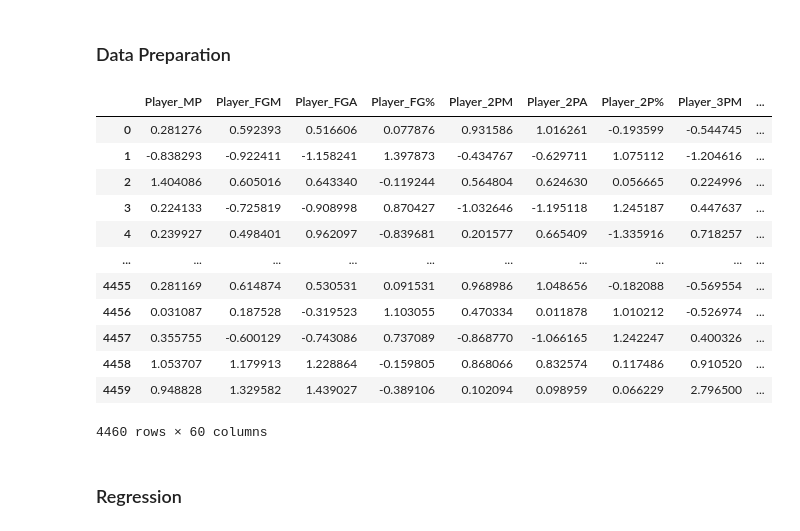
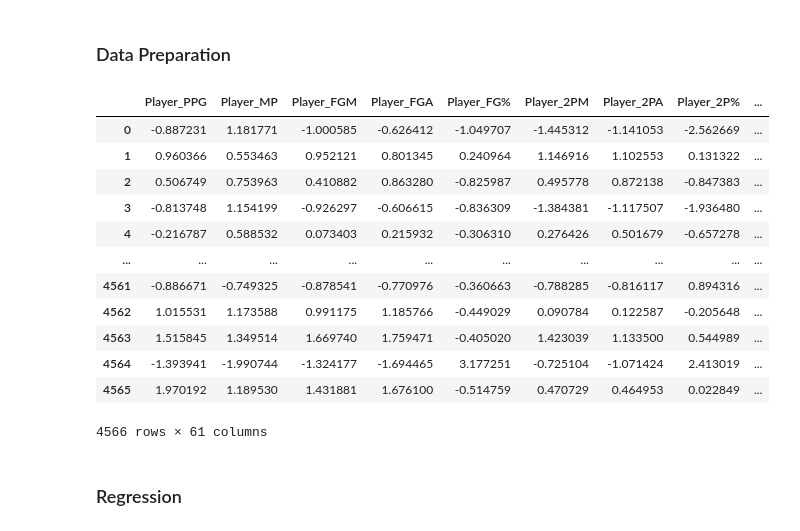
Before and after one commit to apsankaran/SportsBetting, a Jupyter notebook: Model.ipynb, the cells around one changed output. Saved outputs shown, nothing was run; the diff lists cells and outputs as text; code cells hidden in the pictures.

```diff
--- a/Model.ipynb
+++ b/Model.ipynb
@@ -165,6 +165,9 @@ players = player_df['Player'].unique()
 
 # sort rows from beginning to end of season
 player_df = player_df.sort_values(by=['Date'], ignore_index=True)
+
+# sabe actual points scored in game
+actual = [val for val in player_df['Player_PTS']]
 
 # data structure to hold all data
 player_dict = {player:{stat:[] for stat in stats} for player in players}
@@ -183,6 +186,12 @@ for index,row in player_df.iterrows():
 
 # add column for player PPG standard deviation
 player_df['Player_PTSSTDEV'] = player_ppg_sd
+
+# add back actual point totals for each game
+player_df['Actual_PTS'] = actual
+
+# rename Player_PTS to Player_PPG
+player_df = player_df.rename(columns={"Player_PTS": "Player_PPG"})
 # %%
 #### Summary
 
@@ -476,10 +476,8 @@ og_df = df
 # %%
-df = og_df
-
 #### Prepare Training/Testing Data
 
 # remove data before a given date
-df = df[df['Date'] > '2022-11-18']
+df = df[df['Date'] >= '2022-11-18']
 
 # drop na values
 
@@ -487,7 +485,7 @@ df = df[df['Date'] > '2022-11-18']
 df = df.sample(frac=1).reset_index(drop=True)
 
 # X y split(s)
-input_cols = ['Player_MP',
+input_cols = ['Player_PPG', 'Player_MP',
        'Player_FGM', 'Player_FGA', 'Player_FG%', 'Player_2PM', 'Player_2PA',
        'Player_2P%', 'Player_3PM', 'Player_3PA', 'Player_3P%', 'Player_FTM',
        'Player_FTA', 'Player_FT%', 'Player_TS%', 'Player_ORB', 'Player_DRB',
@@ -501,47 +499,47 @@ input_cols = ['Player_MP',
        'Team_3PA_y', 'Team_3P%_y', 'Team_FTM_y', 'Team_FTA_y', 'Team_FT%_y',
        'Team_PTS_y', 'Win%_y']
 
 X = df[input_cols]
 players = df['Player']
 dates = df['Date']
 lines = df['Line']
-pts = df['Player_PTS']
+pts = df['Actual_PTS']
 bets = pts > lines # TRUE=OVER
 
 # OneHotEncoder: Home
 enc = OneHotEncoder(handle_unknown='ignore')
 enc_df = pd.DataFrame(enc.fit_transform(df[['Home']]).toarray())
 X = X.join(enc_df)
 X = X.drop(columns=['Home'])
 X = X.rename(columns={0: "Away", 1: "Home"})
 
 # OneHotEncoder: Player_Pos
 enc = OneHotEncoder(handle_unknown='ignore')
 enc_df = pd.DataFrame(enc.fit_transform(df[['Player_Pos']]).toarray())
 X = X.join(enc_df)
 X = X.drop(columns=['Player_Pos'])
 X = X.rename(columns={0: "C", 1: "F", 2: "G"})
 
 # Polynomial Features
 
 # Scale Data
 X = pd.DataFrame(StandardScaler().fit_transform(X), columns=X.columns)
 
 X
 # %% [output]
-|  | Player_MP | Player_FGM | Player_FGA | Player_FG% | Player_2PM | Player_2PA | Player_2P% | Player_3PM | ... |
-| 0 | 0.281276 | 0.592393 | 0.516606 | 0.077876 | 0.931586 | 1.016261 | -0.193599 | -0.544745 | ... |
-| 1 | -0.838293 | -0.922411 | -1.158241 | 1.397873 | -0.434767 | -0.629711 | 1.075112 | -1.204616 | ... |
-| 2 | 1.404086 | 0.605016 | 0.643340 | -0.119244 | 0.564804 | 0.624630 | 0.056665 | 0.224996 | ... |
-| 3 | 0.224133 | -0.725819 | -0.908998 | 0.870427 | -1.032646 | -1.195118 | 1.245187 | 0.447637 | ... |
-| 4 | 0.239927 | 0.498401 | 0.962097 | -0.839681 | 0.201577 | 0.665409 | -1.335916 | 0.718257 | ... |
+|  | Player_PPG | Player_MP | Player_FGM | Player_FGA | Player_FG% | Player_2PM | Player_2PA | Player_2P% | ... |
+| 0 | -0.887231 | 1.181771 | -1.000585 | -0.626412 | -1.049707 | -1.445312 | -1.141053 | -2.562669 | ... |
+| 1 | 0.960366 | 0.553463 | 0.952121 | 0.801345 | 0.240964 | 1.146916 | 1.102553 | 0.131322 | ... |
+| 2 | 0.506749 | 0.753963 | 0.410882 | 0.863280 | -0.825987 | 0.495778 | 0.872138 | -0.847383 | ... |
+| 3 | -0.813748 | 1.154199 | -0.926297 | -0.606615 | -0.836309 | -1.384381 | -1.117507 | -1.936480 | ... |
+| 4 | -0.216787 | 0.588532 | 0.073403 | 0.215932 | -0.306310 | 0.276426 | 0.501679 | -0.657278 | ... |
 | ... | ... | ... | ... | ... | ... | ... | ... | ... | ... |
-| 4455 | 0.281169 | 0.614874 | 0.530531 | 0.091531 | 0.968986 | 1.048656 | -0.182088 | -0.569554 | ... |
-| 4456 | 0.031087 | 0.187528 | -0.319523 | 1.103055 | 0.470334 | 0.011878 | 1.010212 | -0.526974 | ... |
-| 4457 | 0.355755 | -0.600129 | -0.743086 | 0.737089 | -0.868770 | -1.066165 | 1.242247 | 0.400326 | ... |
-| 4458 | 1.053707 | 1.179913 | 1.228864 | -0.159805 | 0.868066 | 0.832574 | 0.117486 | 0.910520 | ... |
-| 4459 | 0.948828 | 1.329582 | 1.439027 | -0.389106 | 0.102094 | 0.098959 | 0.066229 | 2.796500 | ... |
+| 4561 | -0.886671 | -0.749325 | -0.878541 | -0.770976 | -0.360663 | -0.788285 | -0.816117 | 0.894316 | ... |
+| 4562 | 1.015531 | 1.173588 | 0.991175 | 1.185766 | -0.449029 | 0.090784 | 0.122587 | -0.205648 | ... |
+| 4563 | 1.515845 | 1.349514 | 1.669740 | 1.759471 | -0.405020 | 1.423039 | 1.133500 | 0.544989 | ... |
+| 4564 | -1.393941 | -1.990744 | -1.324177 | -1.694465 | 3.177251 | -0.725104 | -1.071424 | 2.413019 | ... |
+| 4565 | 1.970192 | 1.189530 | 1.431881 | 1.676100 | -0.514759 | 0.470729 | 0.464953 | 0.022849 | ... |
-4460 rows × 60 columns
+4566 rows × 61 columns
 # %%
 # save X DataFrame
 X_saved = X
```
Also changed, not shown: parts of 9 cells of this notebook.
